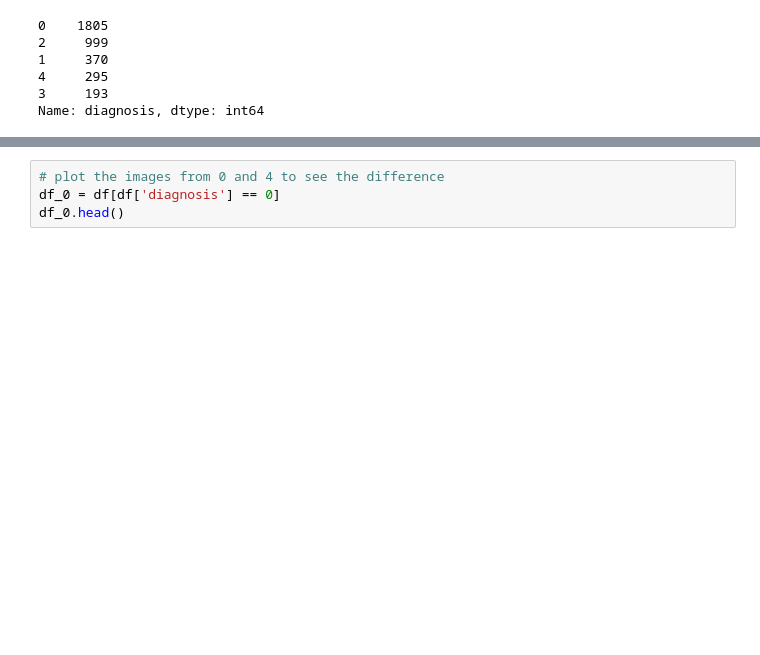
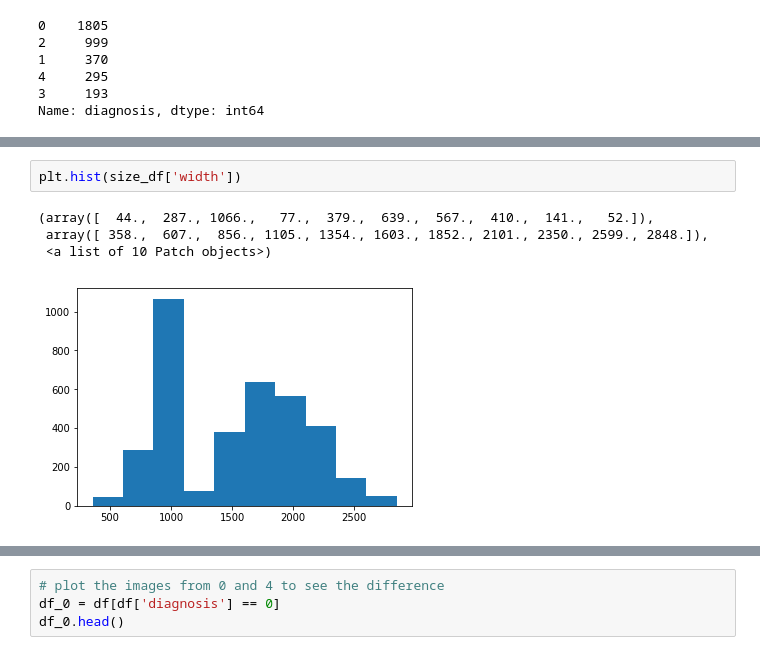
Before and after one commit to dipam7/deep_learning_for_healthcare, a Jupyter notebook: Blindness_detection/basic-exploration.ipynb, the cells around one changed output, grey strips where cells are left out. Drawn from its saved outputs; the diff is of its cells as text; blank space fills up the shorter version.

```diff
--- a/Blindness_detection/basic-exploration.ipynb
+++ b/Blindness_detection/basic-exploration.ipynb
@@ -72,0 +136,7 @@ sns.countplot(df['diagnosis'])
+# %%
+plt.hist(size_df['width'])
+# %% [output]
+(array([  44.,  287., 1066.,   77.,  379.,  639.,  567.,  410.,  141.,   52.]),
+ array([ 358.,  607.,  856., 1105., 1354., 1603., 1852., 2101., 2350., 2599., 2848.]),
+ <a list of 10 Patch objects>)
+[figure, added]
```
Also changed, not shown: parts of 22 cells of this notebook.
